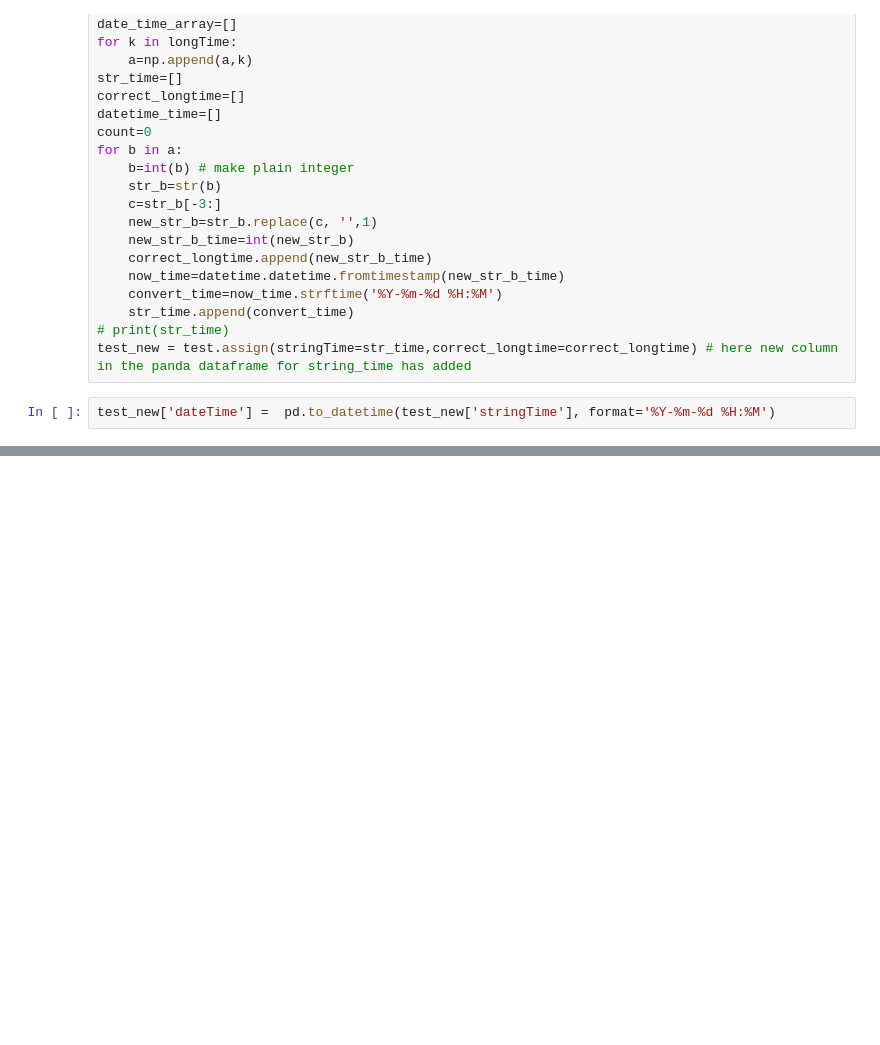
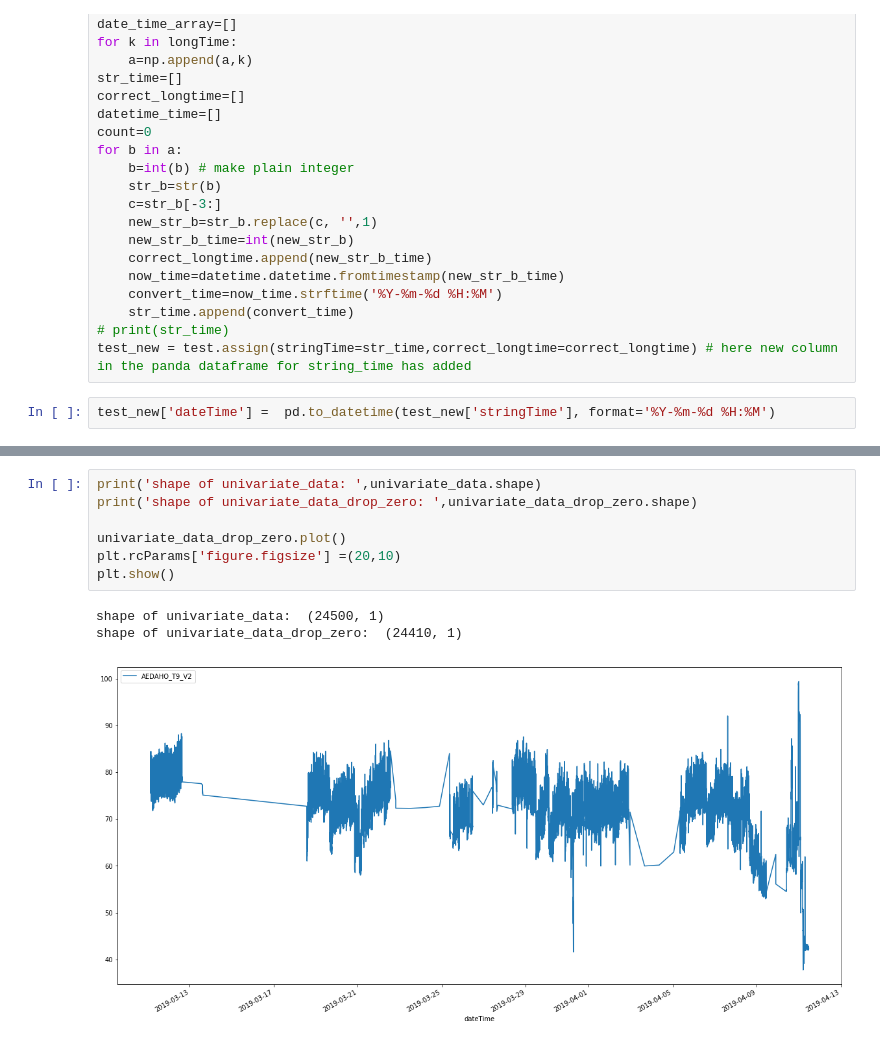
Before and after one commit to atifkarim/Time-Series-Forecasting-Using-Machine-Learning-Algorithm, a Jupyter notebook: forecasting_with_LSTM_univariate_data.ipynb, the cells around one changed output, grey strips where cells are left out. Saved outputs shown, nothing was run; the diff lists cells and outputs as text; blank space fills up the shorter version.

```diff
--- a/forecasting_with_LSTM_univariate_data.ipynb
+++ b/forecasting_with_LSTM_univariate_data.ipynb
@@ -35,0 +58,11 @@ test_new['dateTime'] =  pd.to_datetime(test_new['stringTime'], format='%Y-%m-%d
+# %%
+print('shape of univariate_data: ',univariate_data.shape)
+print('shape of univariate_data_drop_zero: ',univariate_data_drop_zero.shape)
+
+univariate_data_drop_zero.plot()
+plt.rcParams['figure.figsize'] =(20,10)
+plt.show()
+# %% [output]
+shape of univariate_data:  (24500, 1)
+shape of univariate_data_drop_zero:  (24410, 1)
+[figure, added]
```
Also changed, not shown: parts of 20 cells of this notebook.
